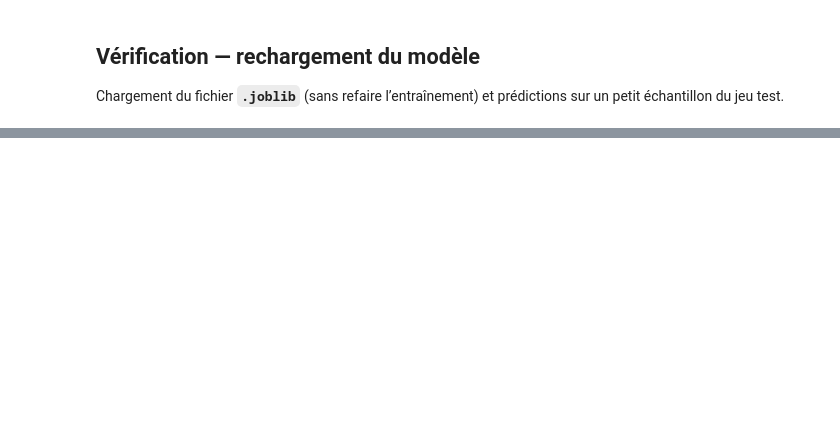
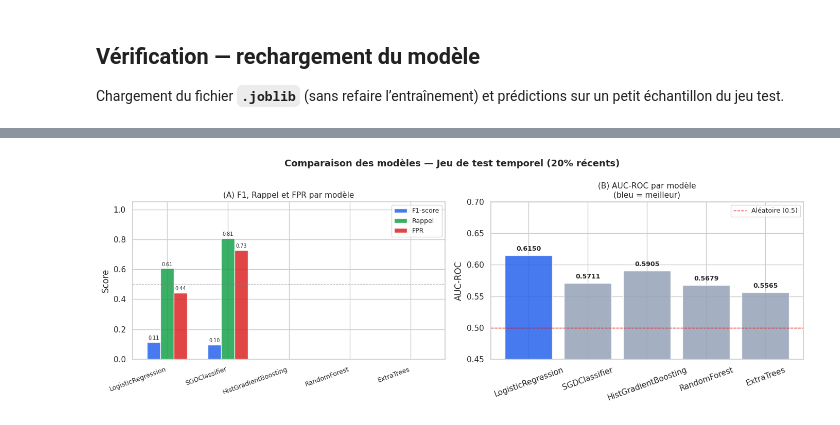
Before and after one commit to Djerade/bank-fraud-detection, a Jupyter notebook: notebooks/exploration.ipynb, the cells around one changed output, grey strips where cells are left out. Saved outputs shown, nothing was run; the diff lists cells and outputs as text; code cells hidden in the pictures; blank space fills up the shorter version.

```diff
--- a/notebooks/exploration.ipynb
+++ b/notebooks/exploration.ipynb
@@ -879,0 +1353,65 @@ Modèle chargé depuis : /home/perfect/Documents/GitHub/bank-fraud-detection/mod
+# %%
+fig2, axes2 = plt.subplots(1, 2, figsize=(14, 5))
+fig2.suptitle("Comparaison des modèles — Jeu de test temporel (20% récents)",
+              fontsize=13, fontweight="bold")
+
+_models_order = eval_df.sort_values("F1", ascending=False)["Modèle"].tolist()
+_f1_vals   = [eval_df.loc[eval_df["Modèle"]==m, "F1"].values[0]   for m in _models_order]
+_auc_vals  = [eval_df.loc[eval_df["Modèle"]==m, "AUC-ROC"].values[0] for m in _models_order]
+_fpr_vals  = [eval_df.loc[eval_df["Modèle"]==m, "FPR"].values[0]  for m in _models_order]
+_rec_vals  = [eval_df.loc[eval_df["Modèle"]==m, "Rappel"].values[0] for m in _models_order]
+
+_x = np.arange(len(_models_order))
+_w = 0.22
+
+# ── (A) F1 + Rappel + FPR par modèle ─────────────────────────────────────────
+_b1 = axes2[0].bar(_x - _w,   _f1_vals,  _w, label="F1-score",  color="#2563eb", alpha=0.85)
+_b2 = axes2[0].bar(_x,        _rec_vals, _w, label="Rappel",    color="#16a34a", alpha=0.85)
+_b3 = axes2[0].bar(_x + _w,   _fpr_vals, _w, label="FPR",       color="#dc2626", alpha=0.85)
+
+for _bars in [_b1, _b2, _b3]:
+    for _bar in _bars:
+        _h = _bar.get_height()
+        if _h > 0.01:
+            axes2[0].text(_bar.get_x() + _bar.get_width()/2, _h + 0.01,
+                           f"{_h:.2f}", ha="center", va="bottom", fontsize=7)
+
+axes2[0].set_xticks(_x)
+axes2[0].set_xticklabels(_models_order, rotation=20, ha="right", fontsize=9)
+axes2[0].set_ylim(0, 1.05)
+axes2[0].set_title("(A) F1, Rappel et FPR par modèle", fontsize=11)
+axes2[0].set_ylabel("Score")
+axes2[0].legend(fontsize=9)
+axes2[0].axhline(0.5, color="gray", lw=0.8, linestyle="--", alpha=0.5)
+
+# ── (B) AUC-ROC par modèle ────────────────────────────────────────────────────
+_colors_auc = ["#2563eb" if m == "LogisticRegression" else "#94a3b8" for m in _models_order]
+_barsauc = axes2[1].bar(_models_order, _auc_vals, color=_colors_auc, alpha=0.85, edgecolor="white")
+axes2[1].axhline(0.5, color="red", lw=1, linestyle="--", label="Aléatoire (0.5)")
+for _bar, _v in zip(_barsauc, _auc_vals):
+    axes2[1].text(_bar.get_x() + _bar.get_width()/2, _v + 0.005,
+                   f"{_v:.4f}", ha="center", va="bottom", fontsize=9, fontweight="bold")
+axes2[1].set_ylim(0.45, 0.70)
+axes2[1].set_title("(B) AUC-ROC par modèle\n(bleu = meilleur)", fontsize=11)
+axes2[1].set_ylabel("AUC-ROC")
+axes2[1].tick_params(axis="x", rotation=20)
+axes2[1].legend(fontsize=9)
+
+plt.tight_layout()
+plt.show()
+
+# ── Résumé des métriques pour le meilleur modèle ─────────────────────────────
+print("\n" + "="*60)
+print("RÉSUMÉ — LogisticRegression sur test TEMPOREL (10 000 tx)")
+print("="*60)
+print(f"  F1-score  : {_f1_vals[0]:.4f}")
+print(f"  Précision : {eval_df.loc[eval_df['Modèle']=='LogisticRegression','Précision'].values[0]:.4f}")
+print(f"  Rappel    : {_rec_vals[0]:.4f}")
+print(f"  AUC-ROC   : {_auc_vals[0]:.4f}")
+print(f"  FPR       : {_fpr_vals[0]:.4f}")
+print(f"  TP={_tp:,}  FP={_fp:,}  FN={_fn:,}  TN={_tn:,}")
+print("\nCV 10-fold (IC 95%) :")
+for _r in _ci_rows:
+    print(f"  {_r['Métrique']:<12}: {_r['Moyenne']:.4f}  [{_r['IC 95% bas']:.4f}, {_r['IC 95% haut']:.4f}]  std={_r['Std']:.4f}")
+# %% [output]
+[figure, added]
```
Also changed, not shown: parts of 57 cells of this notebook, 11 other files.
